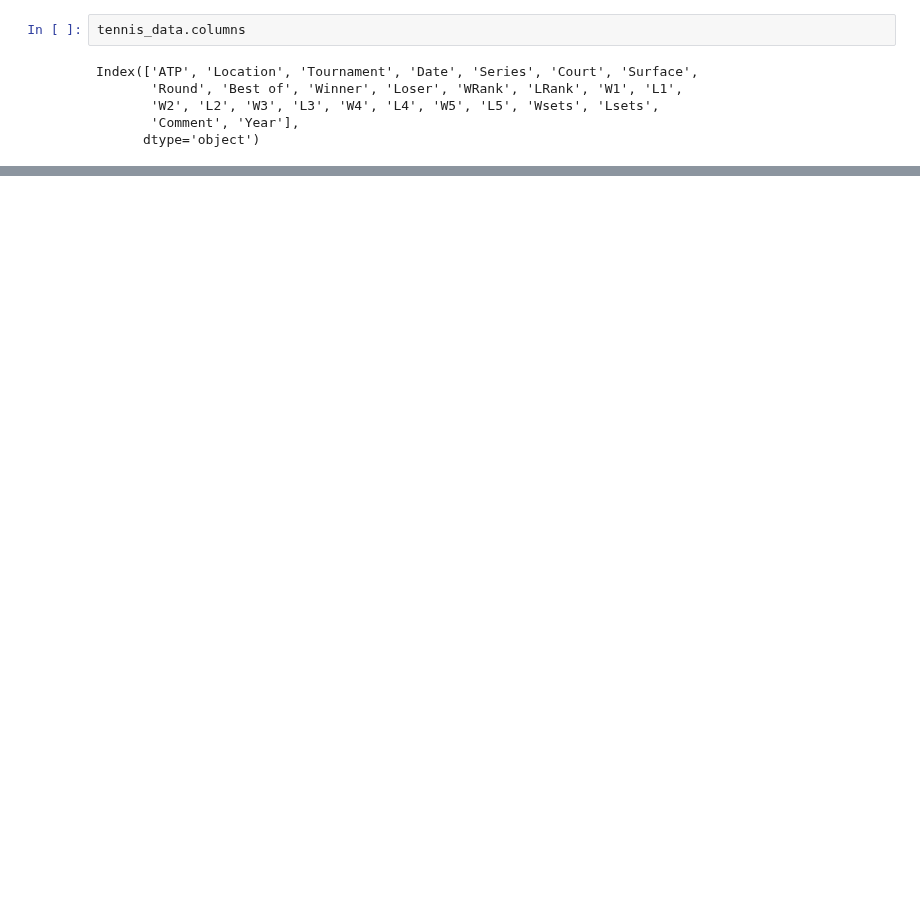
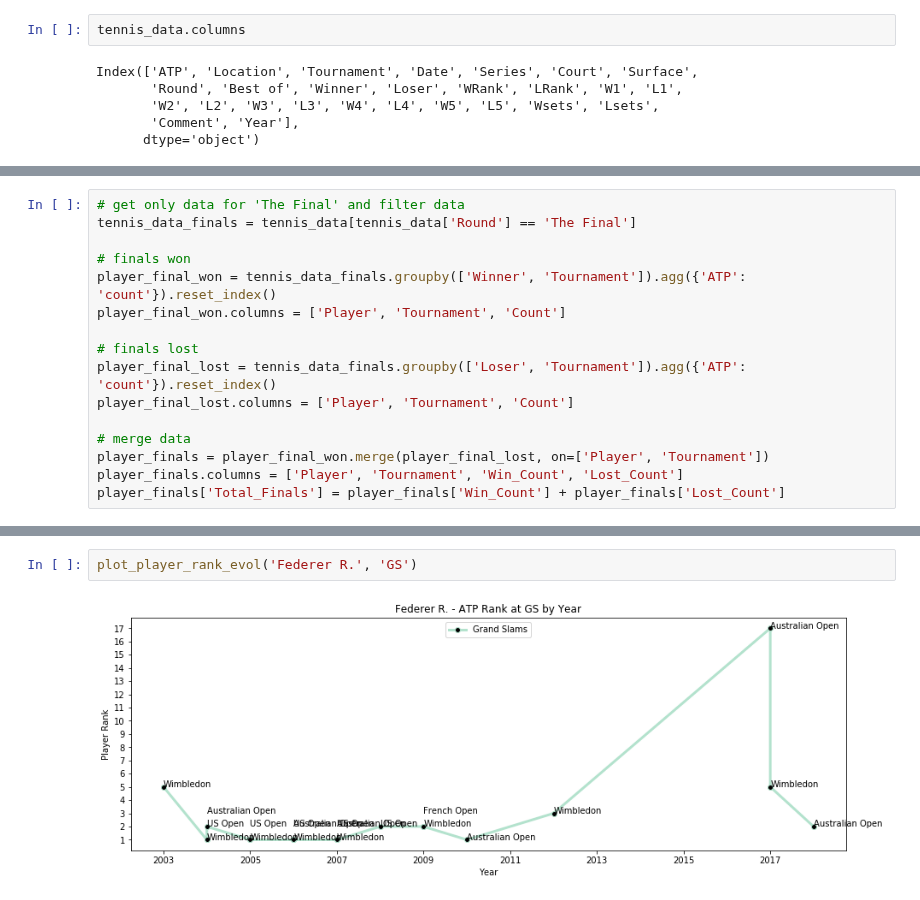
Before and after one commit to CSCI-5502/final-project, a Jupyter notebook: top-rivalries/ATP_Top_Rivalry_2000-2019.ipynb, the cells around one changed output, grey strips where cells are left out. Drawn from its saved outputs; the diff is of its cells as text; blank space fills up the shorter version.

```diff
--- a/top-rivalries/ATP_Top_Rivalry_2000-2019.ipynb
+++ b/top-rivalries/ATP_Top_Rivalry_2000-2019.ipynb
@@ -105,0 +98,16 @@ TypeError: size() got an unexpected keyword argument 'ascending'
+# %%
+# get only data for 'The Final' and filter data
+tennis_data_finals = tennis_data[tennis_data['Round'] == 'The Final']
+
+# finals won
+player_final_won = tennis_data_finals.groupby(['Winner', 'Tournament']).agg({'ATP': 'count'}).reset_index()
+player_final_won.columns = ['Player', 'Tournament', 'Count']
+
+# finals lost
+player_final_lost = tennis_data_finals.groupby(['Loser', 'Tournament']).agg({'ATP': 'count'}).reset_index()
+player_final_lost.columns = ['Player', 'Tournament', 'Count']
+
+# merge data
+player_finals = player_final_won.merge(player_final_lost, on=['Player', 'Tournament'])
+player_finals.columns = ['Player', 'Tournament', 'Win_Count', 'Lost_Count']
+player_finals['Total_Finals'] = player_finals['Win_Count'] + player_finals['Lost_Count']
@@ -105,0 +328,4 @@ TypeError: size() got an unexpected keyword argument 'ascending'
+# %%
+plot_player_rank_evol('Federer R.', 'GS')
+# %% [output]
+[figure, added]
```
Also changed, not shown: parts of 28 cells of this notebook, 2 other files.
